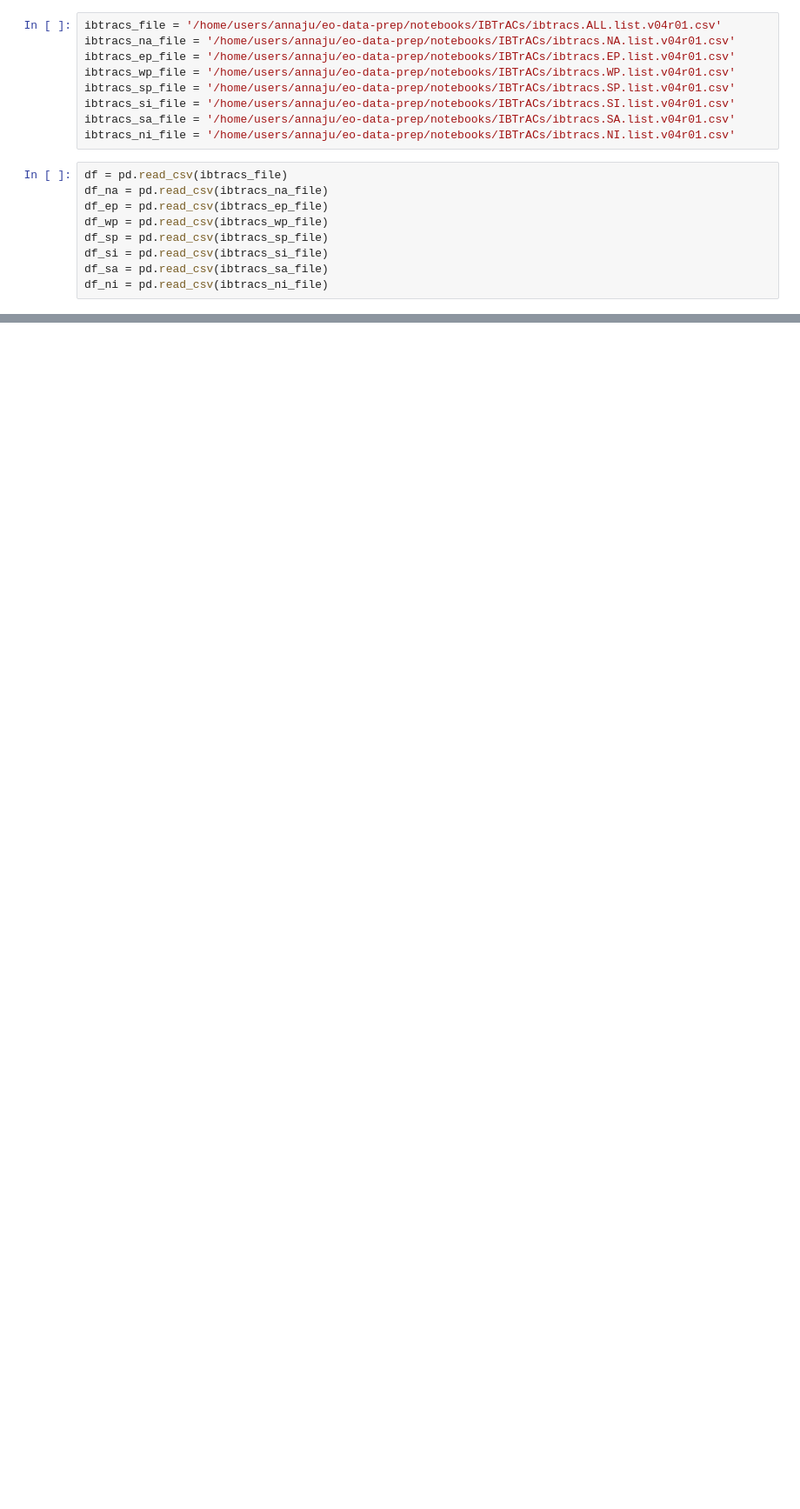
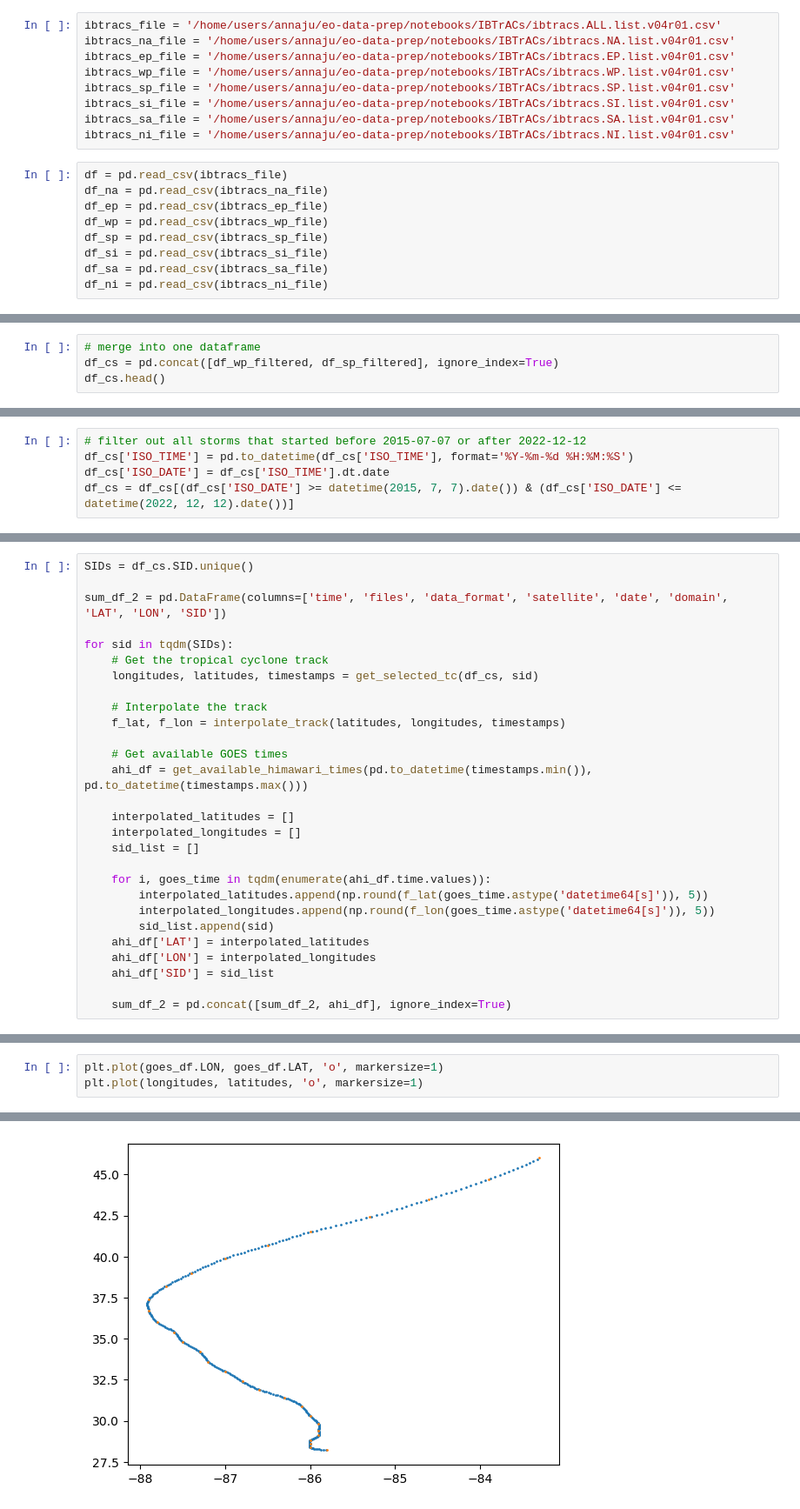
Before and after one commit to annajungbluth/eo-data-prep, a Jupyter notebook: notebooks/himawari_filter_tcs.ipynb, the cells around one changed output, grey strips where cells are left out. Shown: that part at 87% size. Drawn from its saved outputs; the diff is of its cells as text; blank space fills up the shorter version.

Commit message:
added script to process himawari tc patches

```diff
--- a/notebooks/himawari_filter_tcs.ipynb
+++ b/notebooks/himawari_filter_tcs.ipynb
@@ -281,0 +388,4 @@ test_patch.CMI_C09.plot()
+# %%
+# merge into one dataframe
+df_cs = pd.concat([df_wp_filtered, df_sp_filtered], ignore_index=True)
+df_cs.head()
@@ -281,0 +400,5 @@ test_patch.CMI_C09.plot()
+# %%
+# filter out all storms that started before 2015-07-07 or after 2022-12-12
+df_cs['ISO_TIME'] = pd.to_datetime(df_cs['ISO_TIME'], format='%Y-%m-%d %H:%M:%S')
+df_cs['ISO_DATE'] = df_cs['ISO_TIME'].dt.date
+df_cs = df_cs[(df_cs['ISO_DATE'] >= datetime(2015, 7, 7).date()) & (df_cs['ISO_DATE'] <= datetime(2022, 12, 12).date())]
@@ -281,0 +409,28 @@ test_patch.CMI_C09.plot()
+# %%
+SIDs = df_cs.SID.unique()
+
+sum_df_2 = pd.DataFrame(columns=['time', 'files', 'data_format', 'satellite', 'date', 'domain', 'LAT', 'LON', 'SID'])
+
+for sid in tqdm(SIDs):
+    # Get the tropical cyclone track
+    longitudes, latitudes, timestamps = get_selected_tc(df_cs, sid)
+
+    # Interpolate the track
+    f_lat, f_lon = interpolate_track(latitudes, longitudes, timestamps)
+
+    # Get available GOES times
+    ahi_df = get_available_himawari_times(pd.to_datetime(timestamps.min()), pd.to_datetime(timestamps.max()))
+
+    interpolated_latitudes = []
+    interpolated_longitudes = []
+    sid_list = []
+
+    for i, goes_time in tqdm(enumerate(ahi_df.time.values)):
+        interpolated_latitudes.append(np.round(f_lat(goes_time.astype('datetime64[s]')), 5))
+        interpolated_longitudes.append(np.round(f_lon(goes_time.astype('datetime64[s]')), 5))
+        sid_list.append(sid)
+    ahi_df['LAT'] = interpolated_latitudes
+    ahi_df['LON'] = interpolated_longitudes
+    ahi_df['SID'] = sid_list
+
+    sum_df_2 = pd.concat([sum_df_2, ahi_df], ignore_index=True)
@@ -281,0 +439,4 @@ test_patch.CMI_C09.plot()
+# %%
+plt.plot(goes_df.LON, goes_df.LAT, 'o', markersize=1)
+plt.plot(longitudes, latitudes, 'o', markersize=1)
+# %% [output]
@@ -281,0 +444 @@ test_patch.CMI_C09.plot()
+[figure, added]
```
Also changed, not shown: parts of 45 cells of this notebook, 6 other files.
